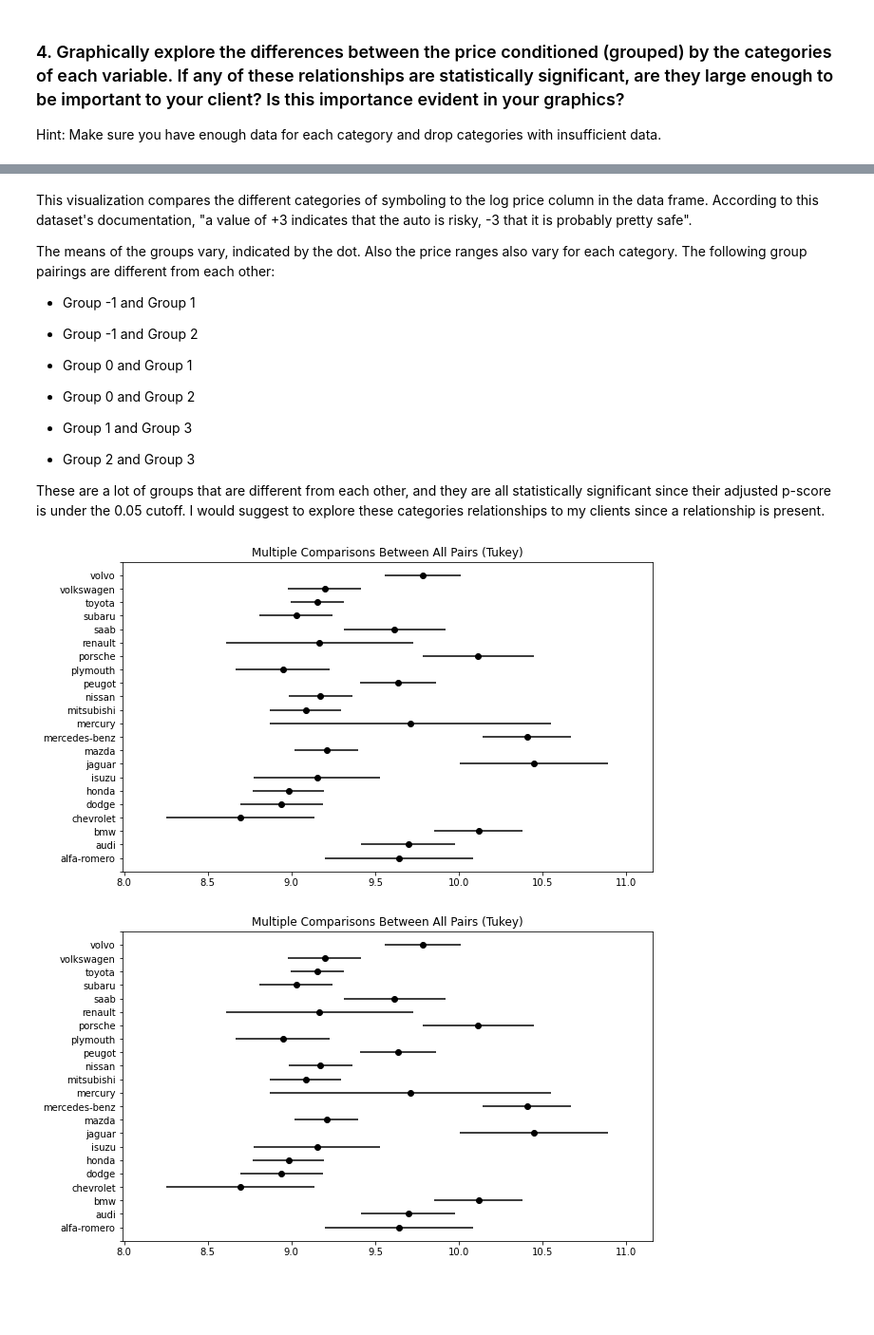
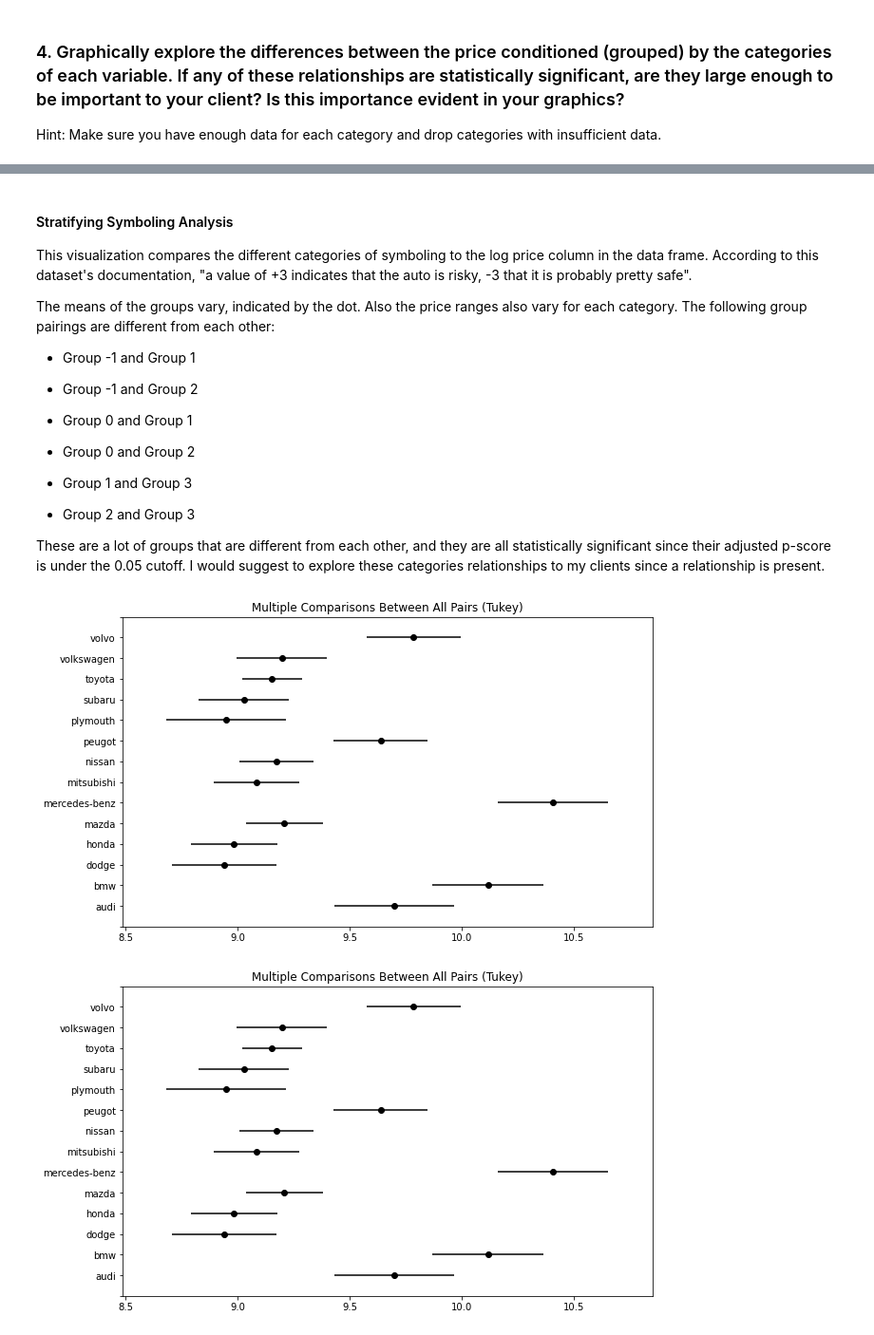
Before and after one commit to anajaved/UW_Data_Science_Cert, a Jupyter notebook: AnaJaved-L04-AutoHypothesis.ipynb, the cells around one changed output, grey strips where cells are left out. Shown at 95% size. Drawn from its saved outputs; the diff is of its cells as text; code cells hidden in the pictures; blank space fills up the shorter version.

```diff
--- a/AnaJaved-L04-AutoHypothesis.ipynb
+++ b/AnaJaved-L04-AutoHypothesis.ipynb
@@ -447,6 +432,8 @@ group1 group2 meandiff p-adj   lower   upper  reject
 [figure]
 [figure]
 # %% [markdown]
+#### Stratifying Symboling Analysis
+
 This visualization compares the different categories of symboling to the log price column in the data frame. According to this dataset's documentation, "a value of +3 indicates that the auto is risky, -3 that it is probably pretty safe".
 
 The means of the groups vary, indicated by the dot. Also the price ranges also vary for each category. The following group pairings are different from each other:
@@ -469,34 +456,42 @@ These are a lot of groups that are different from each other, and they are all s
     # mazda            17
     # mitsubishi       13
     # honda            13
     # subaru           12
     # volkswagen       12
     # peugot           11
     # volvo            11
     # dodge             9
     # bmw               8
     # mercedes-benz     8
     # audi              7
     # plymouth          7
     # saab              6
     # porsche           5
     # isuzu             4
     # jaguar            3
     # alfa-romero       3
     # chevrolet         3
     # renault           2
     # mercury           1
 
 
 ## Isolating the Columns needed
 df = Auto.loc[:, ["make", "LogPrice"]]
 
-## Removing -2 group since low number of samples
-df = df[df.symboling != -2]
+## Removing groups with low number of samples
+df = df[df.make != 'mercury']
+df = df[df.make != 'renault']
+df = df[df.make != 'chevrolet']
+df = df[df.make != 'alfa-romero']
+df = df[df.make != 'jaguar']
+df = df[df.make != 'isuzu']
+df = df[df.make != 'porsche']
+df = df[df.make != 'saab']
 
 ## Tukey Visualtion of the different Groups:
 Tukey_HSD = pairwise_tukeyhsd(df.LogPrice, df.make)
+# print(Tukey_HSD)
 Tukey_HSD.plot_simultaneous()
 # %% [output]
-[figure, old version]
+[figure, new version]
-[figure, old version]
+[figure, new version]
```
Also changed, not shown: parts of 8 cells of this notebook.
